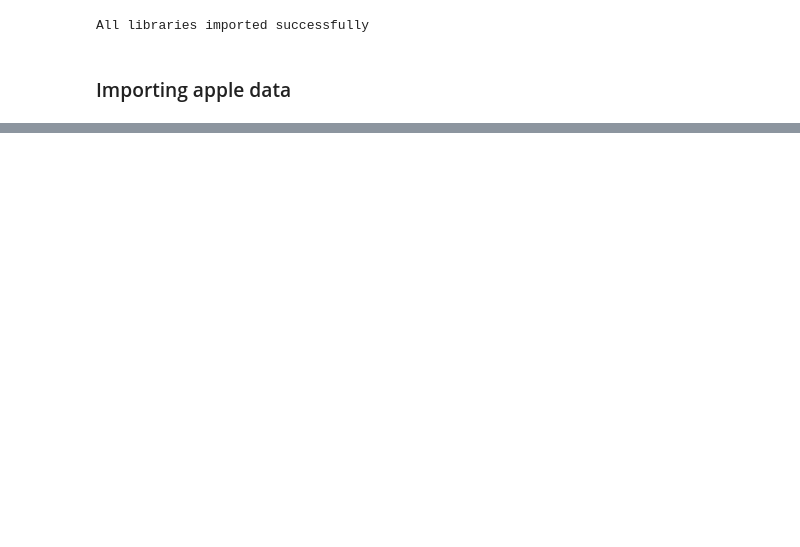
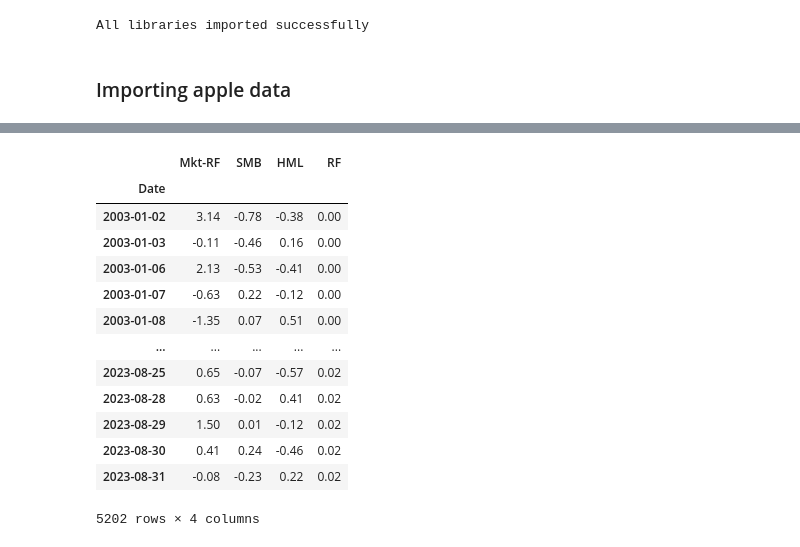
Before and after one commit to Nikhilesh-B/saturate_the_hypersphere, a Jupyter notebook: smile_smirks/analysis.ipynb, the cells around one changed output, grey strips where cells are left out. Saved outputs shown, nothing was run; the diff lists cells and outputs as text; code cells hidden in the pictures; blank space fills up the shorter version.

```diff
--- a/smile_smirks/analysis.ipynb
+++ b/smile_smirks/analysis.ipynb
@@ -30,6 +30,9 @@ plt.rcParams['font.size'] = 11
 print("All libraries imported successfully")
 # %% [output]
 All libraries imported successfully
+# %%
+start_date = '2003-01-02'
+end_date = '2023-08-31'
 # %% [markdown]
 ### Importing apple data
 # %%
@@ -341,0 +151,21 @@ plt.show()
+# %%
+ff3 = pd.read_csv('./raw_data/F-F_Research_Data_Factors_daily.csv')
+ff3['Date'] = ff3['Date'].transform(func=lambda x: str(x)[0:4]+"-"+str(x)[4:6]+"-"+str(x)[6:8])
+ff3 = ff3.set_index('Date')
+ff3 = ff3.loc[start_date:end_date]
+ff3
+# %% [output]
+|  | Mkt-RF | SMB | HML | RF |
+| Date |  |  |  |  |
+| 2003-01-02 | 3.14 | -0.78 | -0.38 | 0.00 |
+| 2003-01-03 | -0.11 | -0.46 | 0.16 | 0.00 |
+| 2003-01-06 | 2.13 | -0.53 | -0.41 | 0.00 |
+| 2003-01-07 | -0.63 | 0.22 | -0.12 | 0.00 |
+| 2003-01-08 | -1.35 | 0.07 | 0.51 | 0.00 |
+| ... | ... | ... | ... | ... |
+| 2023-08-25 | 0.65 | -0.07 | -0.57 | 0.02 |
+| 2023-08-28 | 0.63 | -0.02 | 0.41 | 0.02 |
+| 2023-08-29 | 1.50 | 0.01 | -0.12 | 0.02 |
+| 2023-08-30 | 0.41 | 0.24 | -0.46 | 0.02 |
+| 2023-08-31 | -0.08 | -0.23 | 0.22 | 0.02 |
+5202 rows × 4 columns
```
Also changed, not shown: parts of 20 cells of this notebook, 1 other file.
